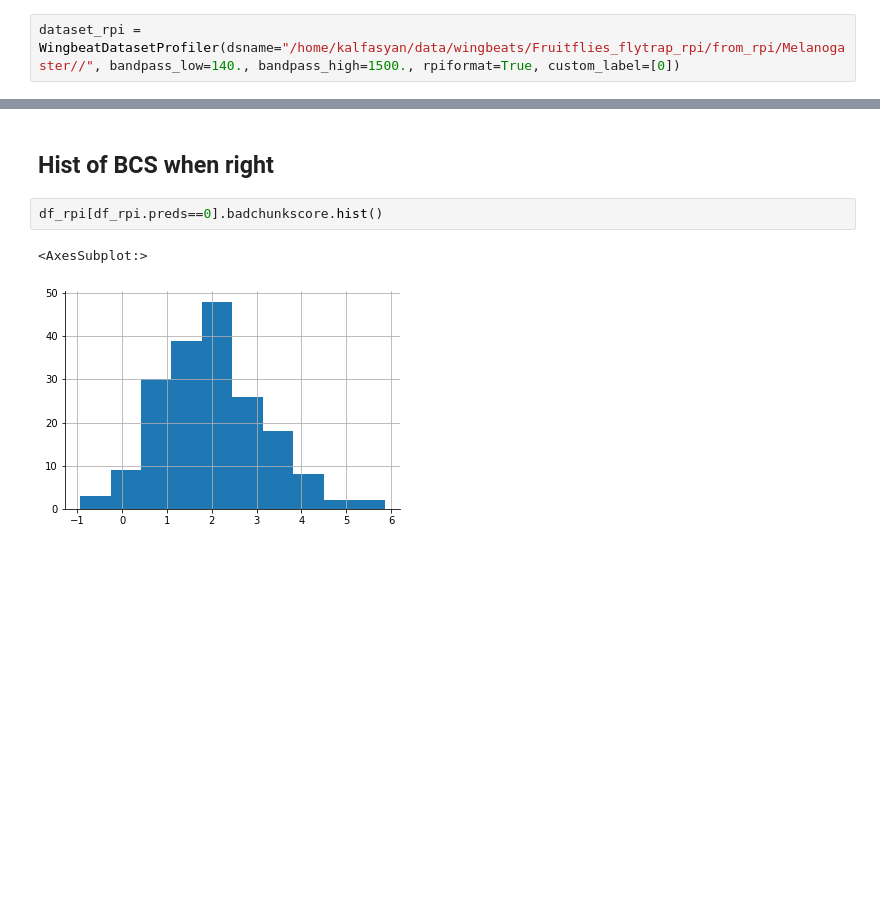
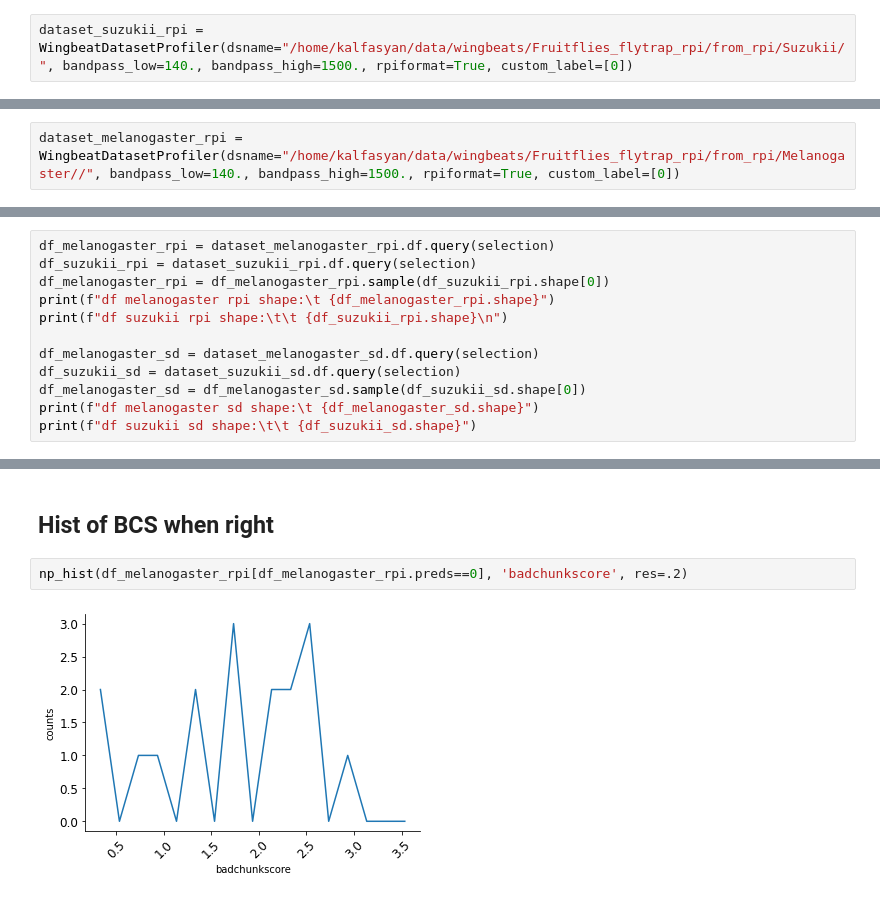
Before and after one commit to kalfasyan/wbai, a Jupyter notebook: Experiment-notebooks/100_SD_vs_RPi.ipynb, the cells around one changed output, grey strips where cells are left out. Cells and saved outputs as stored; diff of their text form; blank space fills up the shorter version.

Commit message:
handling other filenames, customformat added, microphone data

```diff
--- a/Experiment-notebooks/100_SD_vs_RPi.ipynb
+++ b/Experiment-notebooks/100_SD_vs_RPi.ipynb
@@ -63,5 +78,5 @@ Finished.
 # %% [markdown]
 # Dataset RPi
 # %%
-dataset_rpi = WingbeatDatasetProfiler(dsname="/home/kalfasyan/data/wingbeats/Fruitflies_flytrap_rpi/from_rpi/Melanogaster//", bandpass_low=140., bandpass_high=1500., rpiformat=True, custom_label=[0])
+dataset_suzukii_rpi = WingbeatDatasetProfiler(dsname="/home/kalfasyan/data/wingbeats/Fruitflies_flytrap_rpi/from_rpi/Suzukii/", bandpass_low=140., bandpass_high=1500., rpiformat=True, custom_label=[0])
 # %% [output]
@@ -77,3 +92,5 @@ Date..
 Date string..
 Datehour string..
 Finished.
+# %%
+dataset_melanogaster_rpi = WingbeatDatasetProfiler(dsname="/home/kalfasyan/data/wingbeats/Fruitflies_flytrap_rpi/from_rpi/Melanogaster//", bandpass_low=140., bandpass_high=1500., rpiformat=True, custom_label=[0])
@@ -79,0 +112,12 @@ Finished.
+# %%
+df_melanogaster_rpi = dataset_melanogaster_rpi.df.query(selection)
+df_suzukii_rpi = dataset_suzukii_rpi.df.query(selection)
+df_melanogaster_rpi = df_melanogaster_rpi.sample(df_suzukii_rpi.shape[0])
+print(f"df melanogaster rpi shape:\t {df_melanogaster_rpi.shape}")
+print(f"df suzukii rpi shape:\t\t {df_suzukii_rpi.shape}\n")
+
+df_melanogaster_sd = dataset_melanogaster_sd.df.query(selection)
+df_suzukii_sd = dataset_suzukii_sd.df.query(selection)
+df_melanogaster_sd = df_melanogaster_sd.sample(df_suzukii_sd.shape[0])
+print(f"df melanogaster sd shape:\t {df_melanogaster_sd.shape}")
+print(f"df suzukii sd shape:\t\t {df_suzukii_sd.shape}")
@@ -329,7 +364,6 @@ df_rpi[df_rpi.preds==1].badchunkscore.hist()
 # %% [markdown]
 ## Hist of BCS when right
 # %%
-df_rpi[df_rpi.preds==0].badchunkscore.hist()
+np_hist(df_melanogaster_rpi[df_melanogaster_rpi.preds==0], 'badchunkscore', res=.2)
 # %% [output]
-<AxesSubplot:>
-[figure, old version]
+[figure, new version]
```
Also changed, not shown: parts of 34 cells of this notebook, 5 other files.
